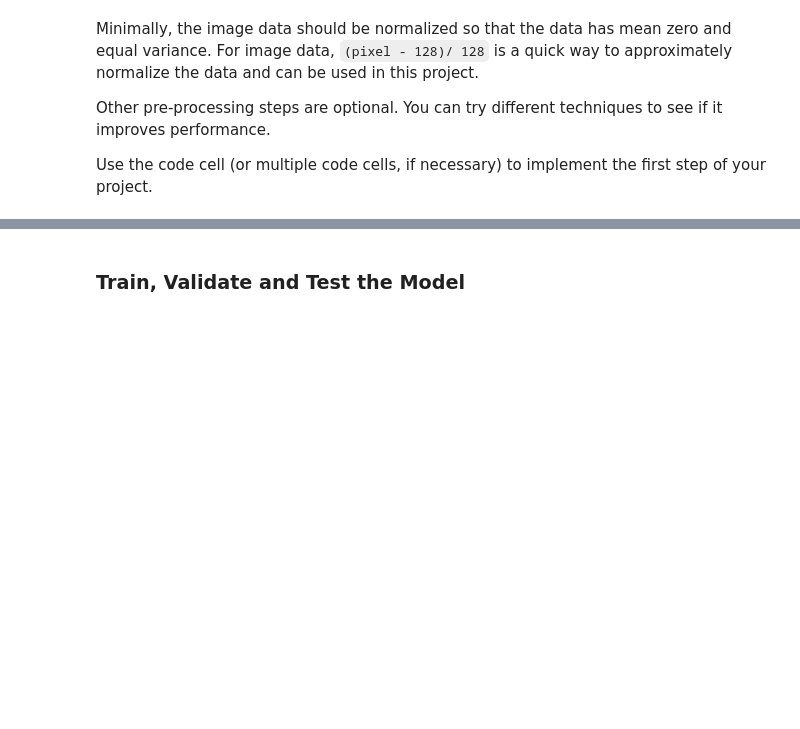
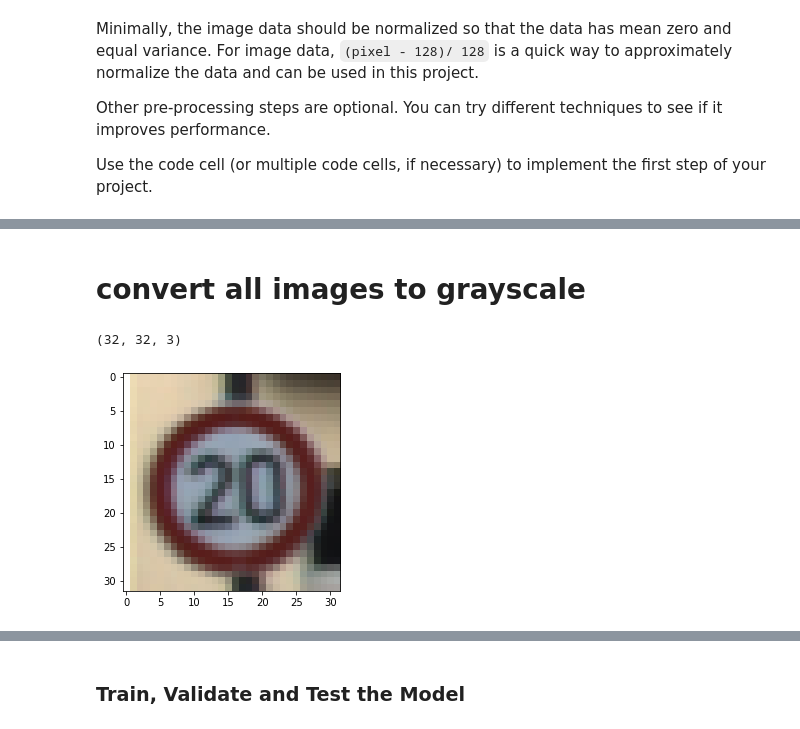
Before and after one commit to GiorGio82/P3-Traffic-Sign-Classifier, a Jupyter notebook: Traffic_Sign_Classifier.ipynb, the cells around one changed output, grey strips where cells are left out. Saved outputs shown, nothing was run; the diff lists cells and outputs as text; code cells hidden in the pictures; blank space fills up the shorter version.

```diff
--- a/Traffic_Sign_Classifier.ipynb
+++ b/Traffic_Sign_Classifier.ipynb
@@ -110,0 +387,28 @@ Use the code cell (or multiple code cells, if necessary) to implement the first
+# %% [markdown]
+# convert all images to grayscale
+# %%
+#convert to grayscale
+
+import cv2
+import numpy as np
+
+def gray(x):
+    # convert to grayscale and keep the Y channel only
+    # as suggested by Sermanet et al.
+    output = []
+    for i in range(x.shape[0]):
+
+        gray = cv2.cvtColor(x[i], cv2.COLOR_RGB2YCrCb)
+        output.append(np.expand_dims(gray[:,:,0], axis=2))
+
+    return np.array(output)
+
+#X_train = gray(X_train)
+#X_valid = gray(X_valid)
+#X_test = gray(X_test)
+
+plt.imshow(X_train[9960].squeeze(),cmap='gray')
+print(X_train[0].shape)
+# %% [output]
+(32, 32, 3)
+[figure, added]
```
Also changed, not shown: parts of 93 cells of this notebook, 26 other files.
